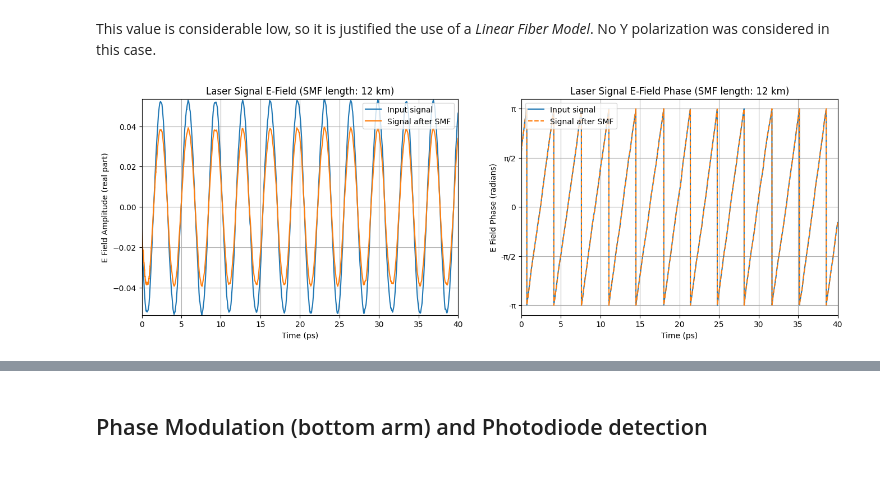
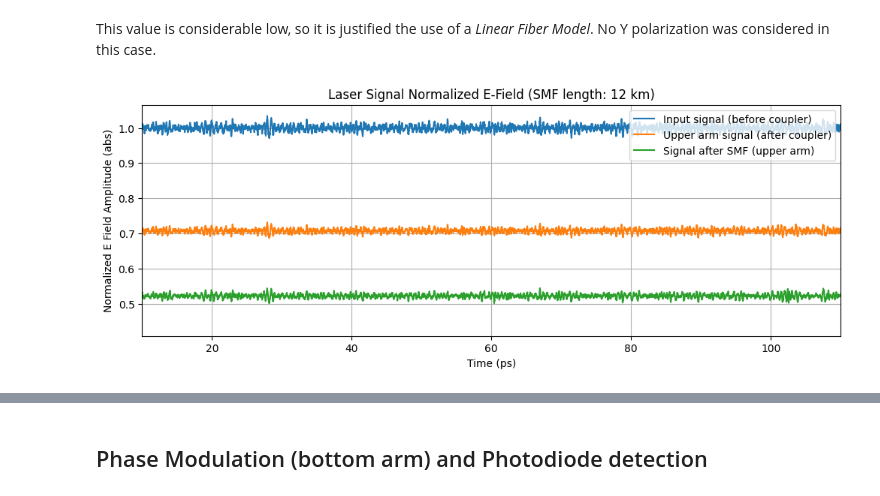
Before and after one commit to CaioRodrigues200/Laser-Study, a Jupyter notebook: Projects/Delayed_Self_Heterodyne/Delayed_Self_Heterodyne.ipynb, the cells around one changed output, grey strips where cells are left out. Cells and saved outputs as stored; diff of their text form; code cells hidden in the pictures.

```diff
--- a/Projects/Delayed_Self_Heterodyne/Delayed_Self_Heterodyne.ipynb
+++ b/Projects/Delayed_Self_Heterodyne/Delayed_Self_Heterodyne.ipynb
@@ -196,36 +198,23 @@ LinearFiber_parameters.alpha = SMFAtt       # [dB/km] fiber attenuation paramete
 LinearFiber_parameters.D = SMFDisp          # [ps/nm/km] chromatic dispersion parameter
 LinearFiber_parameters.Fc = c/laser1.lmbd   # [Hz] carrier frequency
 LinearFiber_parameters.Fs = Fs              # [Hz] sampling frequency
-# %%
-EUpper = linearFiberChannel(laser1.e_out,LinearFiber_parameters)
-
-timeArray = np.linspace(0,Ts*bitsTx.size,SpS*bitsTx.size)
-
-fig, ax = plt.subplots(1,2)
-fig.set_figheight(5)
-fig.set_figwidth(16)
-
-ax[0].plot(timeArray*1e12,np.real(laser1.e_out),label='Input signal')
-ax[0].plot(timeArray*1e12,np.real(EUpper), label='Signal after SMF')
-ax[0].set_xlim(0,40)
-ax[0].set_ylim(np.min(np.real(laser1.e_out)),np.max(np.real(laser1.e_out)))
-ax[0].set_xlabel('Time (ps)')
-ax[0].set_ylabel('E Field Amplitude (real part)')
-ax[0].set_title(f'Laser Signal E-Field (SMF length: {SMFLen} km)')
-ax[0].legend()
-ax[0].grid()
-
-ax[1].plot(timeArray*1e12,np.angle(laser1.e_out),label='Input signal')
-ax[1].plot(timeArray*1e12,np.angle(EUpper), label='Signal after SMF', linestyle='--')
-ax[1].set_xlim(0,40)
-# ax[1].set_ylim(np.min(np.real(laser1.e_out)),np.max(np.real(laser1.e_out)))
-dyArray = {'-π':-np.pi , '-π/2':-np.pi/2, '0':0, 'π/2':np.pi/2, 'π':np.pi}
-ax[1].set_yticks(list(dyArray.values()), labels=dyArray.keys())
-ax[1].set_xlabel('Time (ps)')
-ax[1].set_ylabel('E Field Phase (radians)')
-ax[1].set_title(f'Laser Signal E-Field Phase (SMF length: {SMFLen} km)')
-ax[1].legend()
-ax[1].grid()
-# %% [output]
-[figure, removed]
+# %%
+EUpper = linearFiberChannel(laser1.e_out*np.sqrt(KConst),LinearFiber_parameters)
+
+timeArray = np.linspace(0,Ts*bitsTx.size,SpS*bitsTx.size)
+
+plt.figure(figsize=(12,4))
+
+plt.plot(timeArray*1e12,np.abs(laser1.e_out)/np.mean(np.abs(laser1.e_out)),label='Input signal (before coupler)')
+plt.plot(timeArray*1e12,np.abs(laser1.e_out*np.sqrt(KConst))/np.mean(np.abs(laser1.e_out)),label='Upper arm signal (after coupler)')
+plt.plot(timeArray*1e12,np.abs(EUpper)/np.mean(np.abs(laser1.e_out)), label='Signal after SMF (upper arm)')
+plt.xlim(10,110)
+# plt.ylim(np.min(np.real(laser1.e_out)),np.max(np.real(laser1.e_out)))
+plt.xlabel('Time (ps)')
+plt.ylabel('Normalized E Field Amplitude (abs)')
+plt.title(f'Laser Signal Normalized E-Field (SMF length: {SMFLen} km)')
+plt.legend()
+plt.grid()
+# %% [output]
+[figure, added]
 # %% [markdown]
```
Also changed, not shown: parts of 13 cells of this notebook, 1 other file.
